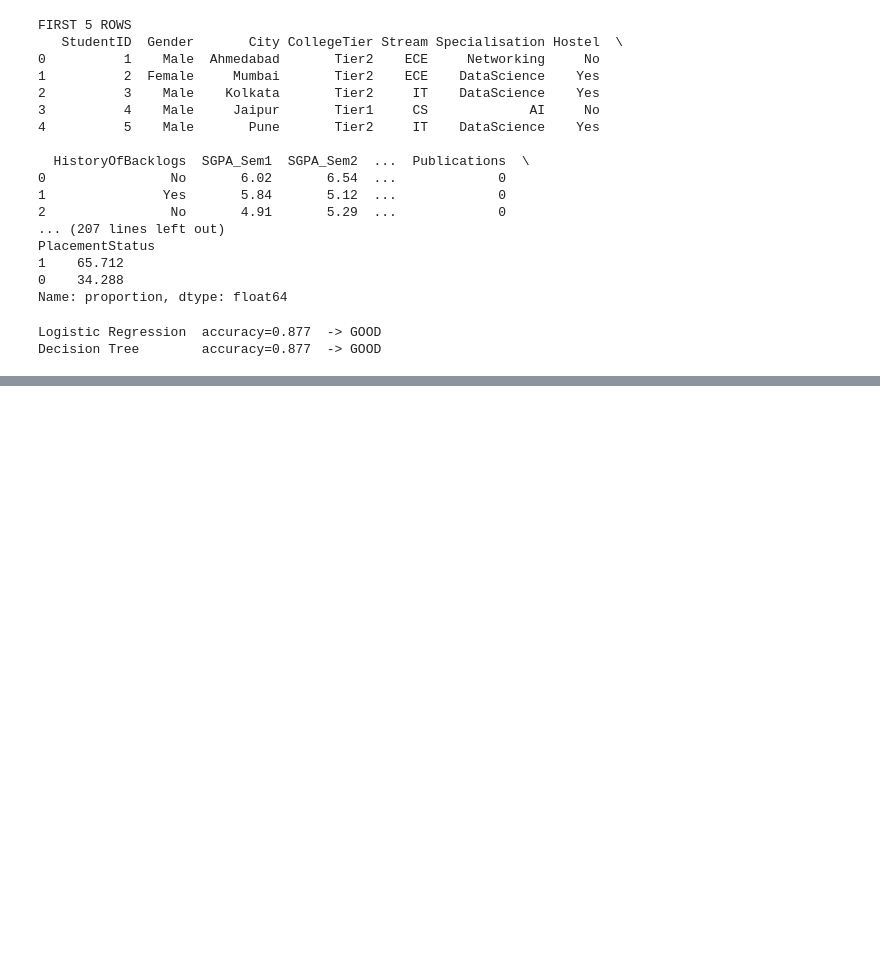
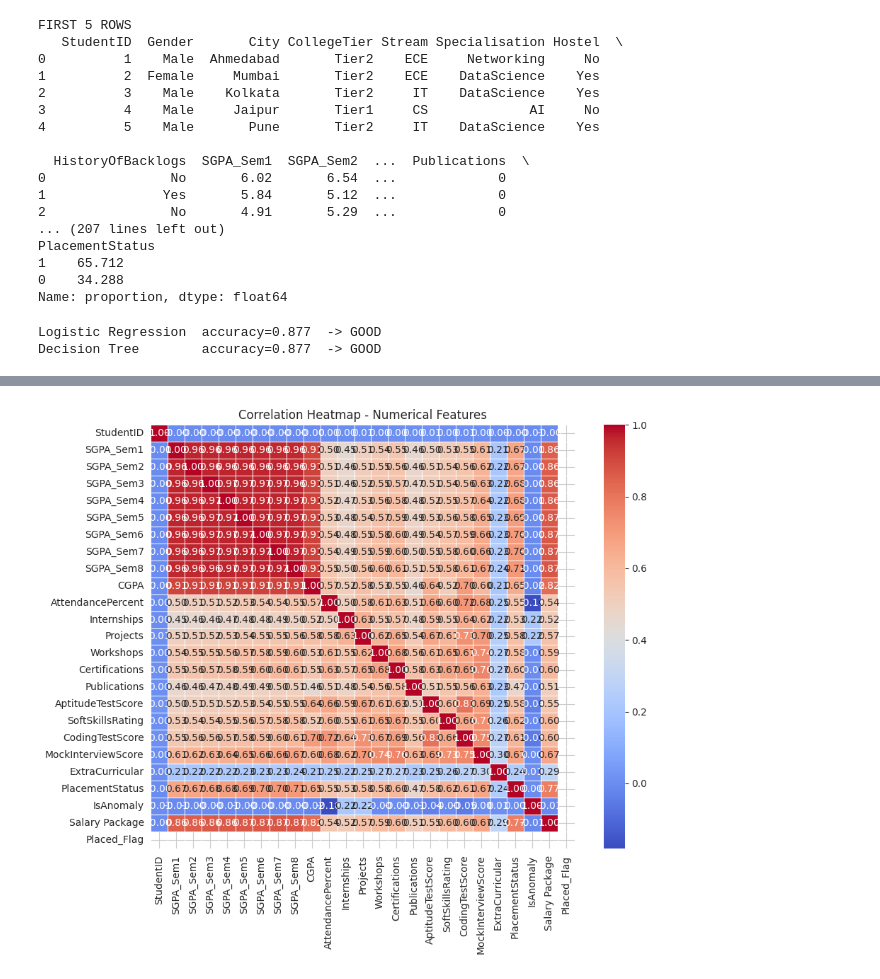
Before and after one commit to Ananya0831/Machine_Learning, a Jupyter notebook: Practical/ML(Experiment1) (2).ipynb, the cells around one changed output, grey strips where cells are left out. Cells and saved outputs as stored; diff of their text form; code cells hidden in the pictures; blank space fills up the shorter version.

```diff
--- a/Practical/ML(Experiment1) (2).ipynb
+++ b/Practical/ML(Experiment1) (2).ipynb
@@ -91,0 +177,13 @@ Decision Tree        accuracy=0.877  -> GOOD
+# %%
+fig4 = plt.figure(figsize=(10, 8))
+
+numeric_df = df.select_dtypes(include=['int64', 'float64'])
+corr_matrix = numeric_df.corr()
+
+sns.heatmap(corr_matrix, annot=True, fmt='.2f', cmap='coolwarm',
+            square=True, linewidths=0.5)
+plt.title('Correlation Heatmap - Numerical Features')
+plt.tight_layout()
+plt.show()
+# %% [output]
+[figure, added]
```
Also changed, not shown: parts of 10 cells of this notebook, 3 other files.
